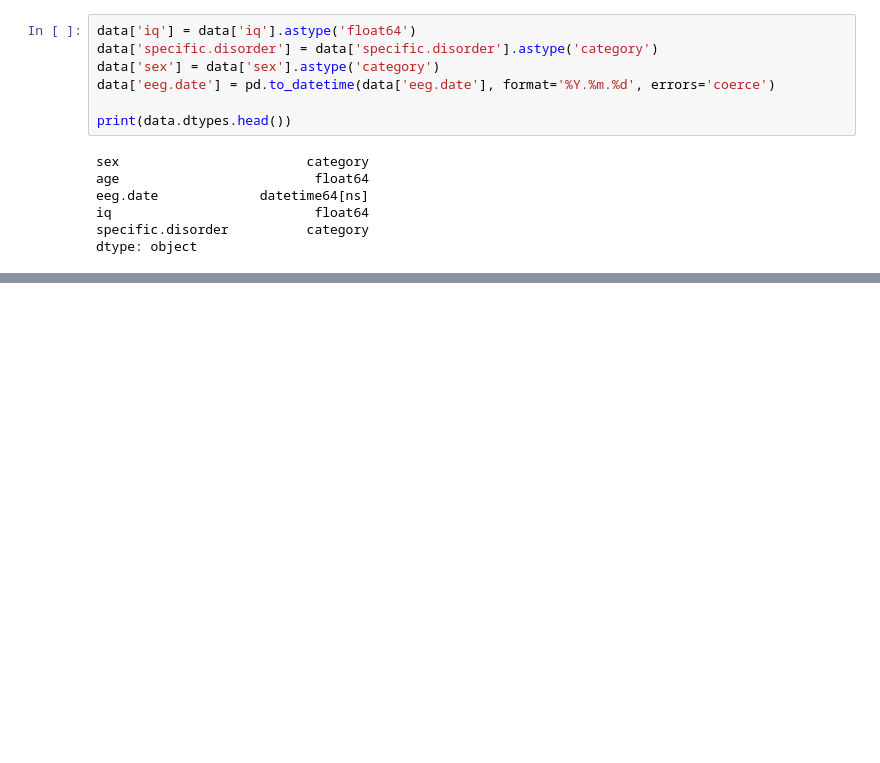
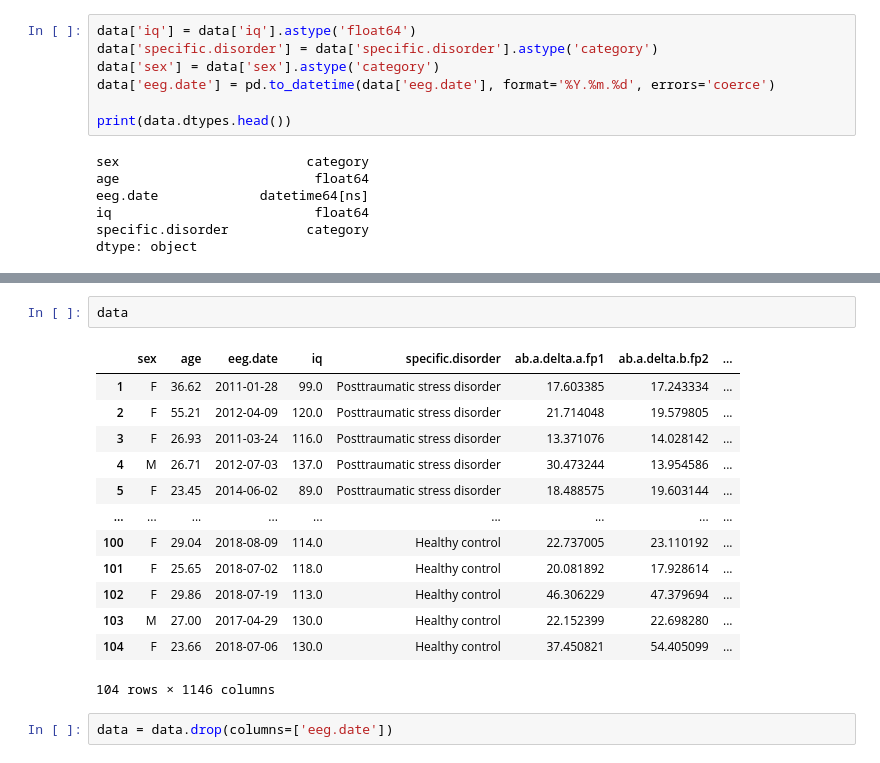
Before and after one commit to twix402/NeuroML, a Jupyter notebook: Codes/NeuroBook.ipynb, the cells around one changed output, grey strips where cells are left out. Saved outputs shown, nothing was run; the diff lists cells and outputs as text; blank space fills up the shorter version.

```diff
--- a/Codes/NeuroBook.ipynb
+++ b/Codes/NeuroBook.ipynb
@@ -222,0 +207,18 @@ COH_data
+# %%
+data
+# %% [output]
+|  | sex | age | eeg.date | iq | specific.disorder | ab.a.delta.a.fp1 | ab.a.delta.b.fp2 | ... |
+| 1 | F | 36.62 | 2011-01-28 | 99.0 | Posttraumatic stress disorder | 17.603385 | 17.243334 | ... |
+| 2 | F | 55.21 | 2012-04-09 | 120.0 | Posttraumatic stress disorder | 21.714048 | 19.579805 | ... |
+| 3 | F | 26.93 | 2011-03-24 | 116.0 | Posttraumatic stress disorder | 13.371076 | 14.028142 | ... |
+| 4 | M | 26.71 | 2012-07-03 | 137.0 | Posttraumatic stress disorder | 30.473244 | 13.954586 | ... |
+| 5 | F | 23.45 | 2014-06-02 | 89.0 | Posttraumatic stress disorder | 18.488575 | 19.603144 | ... |
+| ... | ... | ... | ... | ... | ... | ... | ... | ... |
+| 100 | F | 29.04 | 2018-08-09 | 114.0 | Healthy control | 22.737005 | 23.110192 | ... |
+| 101 | F | 25.65 | 2018-07-02 | 118.0 | Healthy control | 20.081892 | 17.928614 | ... |
+| 102 | F | 29.86 | 2018-07-19 | 113.0 | Healthy control | 46.306229 | 47.379694 | ... |
+| 103 | M | 27.00 | 2017-04-29 | 130.0 | Healthy control | 22.152399 | 22.698280 | ... |
+| 104 | F | 23.66 | 2018-07-06 | 130.0 | Healthy control | 37.450821 | 54.405099 | ... |
+104 rows × 1146 columns
+# %%
+data = data.drop(columns=['eeg.date'])
```
Also changed, not shown: parts of 7 cells of this notebook, 2 other files.
